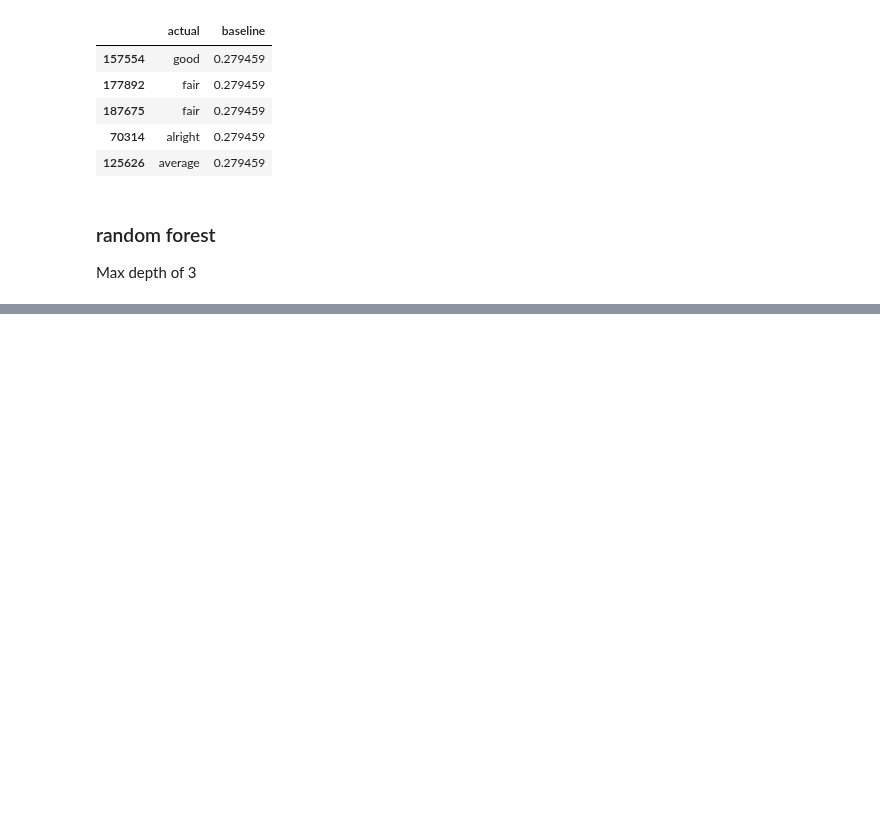
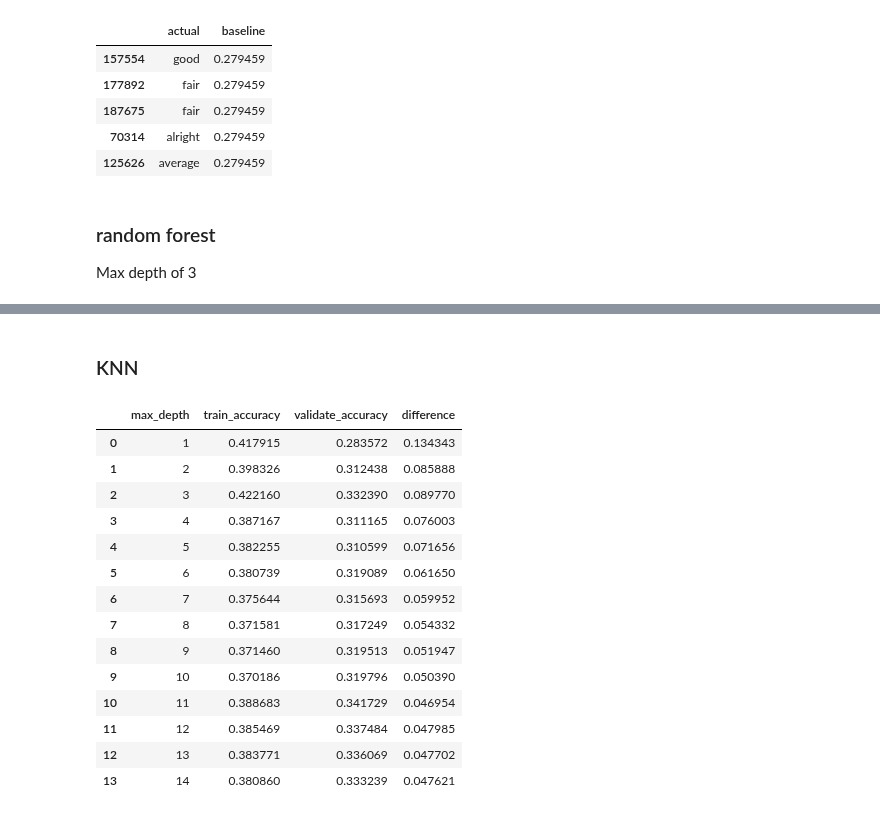
Before and after one commit to MrEnigmamgine/Videogame-Capstone_fork, a Jupyter notebook: Lindy_workbook.ipynb, the cells around one changed output, grey strips where cells are left out. Cells and saved outputs as stored; diff of their text form; code cells hidden in the pictures; blank space fills up the shorter version.

```diff
--- a/Lindy_workbook.ipynb
+++ b/Lindy_workbook.ipynb
@@ -930,0 +884,42 @@ RF_prediction.head()
+# %% [markdown]
+### KNN
+# %%
+metric = []
+
+for i in range(1,15):
+    # weights = ['uniform', 'density']
+    knn = KNeighborsClassifier(n_neighbors=(i), weights='uniform')
+
+
+
+    knn = knn.fit(X_train_fs, y_train)
+
+    in_sample_accuracy = knn.score(X_train_fs, y_train)
+
+    out_of_sample_accuracy = knn.score(X_validate_fs, y_validate)
+
+    output = {"max_depth": (i),
+        "train_accuracy": in_sample_accuracy,
+        "validate_accuracy": out_of_sample_accuracy}
+
+    metric.append(output)
+
+KNN_prediction = pd.DataFrame(metric)
+KNN_prediction["difference"] = KNN_prediction.train_accuracy - KNN_prediction.validate_accuracy
+KNN_prediction
+# %% [output]
+|  | max_depth | train_accuracy | validate_accuracy | difference |
+| 0 | 1 | 0.417915 | 0.283572 | 0.134343 |
+| 1 | 2 | 0.398326 | 0.312438 | 0.085888 |
+| 2 | 3 | 0.422160 | 0.332390 | 0.089770 |
+| 3 | 4 | 0.387167 | 0.311165 | 0.076003 |
+| 4 | 5 | 0.382255 | 0.310599 | 0.071656 |
+| 5 | 6 | 0.380739 | 0.319089 | 0.061650 |
+| 6 | 7 | 0.375644 | 0.315693 | 0.059952 |
+| 7 | 8 | 0.371581 | 0.317249 | 0.054332 |
+| 8 | 9 | 0.371460 | 0.319513 | 0.051947 |
+| 9 | 10 | 0.370186 | 0.319796 | 0.050390 |
+| 10 | 11 | 0.388683 | 0.341729 | 0.046954 |
+| 11 | 12 | 0.385469 | 0.337484 | 0.047985 |
+| 12 | 13 | 0.383771 | 0.336069 | 0.047702 |
+| 13 | 14 | 0.380860 | 0.333239 | 0.047621 |
```
Also changed, not shown: parts of 31 cells of this notebook.
